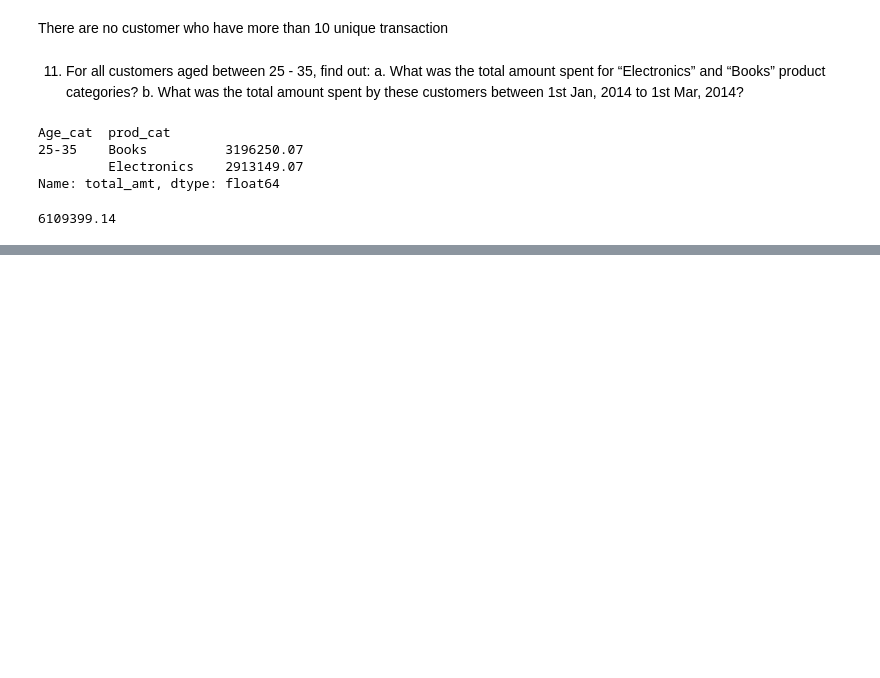
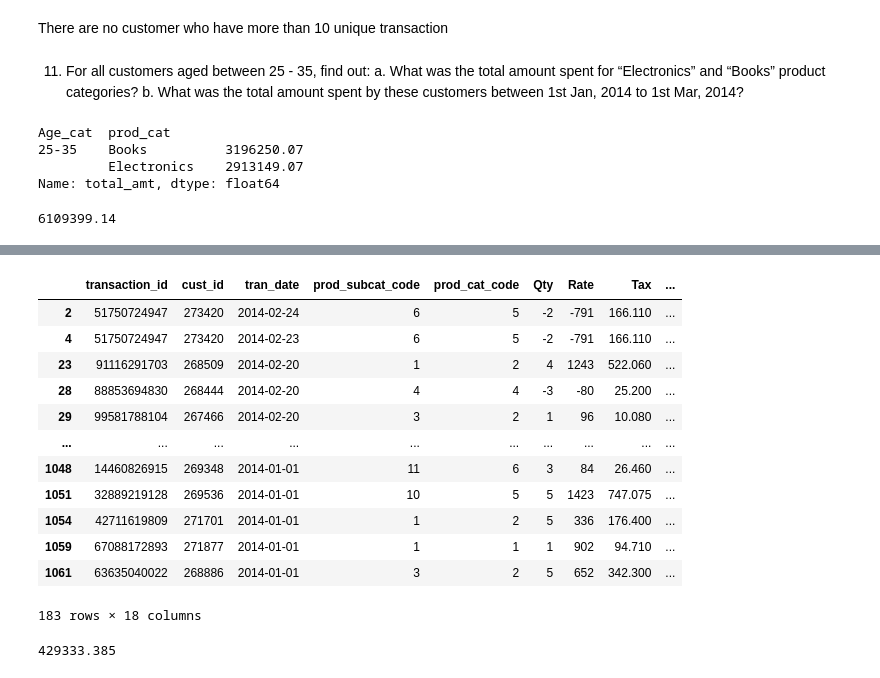
Before and after one commit to avbendre/Data-Science-Portfolio, a Jupyter notebook: customer-analysis-for-retail.ipynb, the cells around one changed output, grey strips where cells are left out. Drawn from its saved outputs; the diff is of its cells as text; code cells hidden in the pictures; blank space fills up the shorter version.

```diff
--- a/customer-analysis-for-retail.ipynb
+++ b/customer-analysis-for-retail.ipynb
@@ -618,0 +637,20 @@ customer_total_amount_25_35 = customer_final[customer_final['Age_cat']=='25-35']
+# %%
+total_amount
+# %% [output]
+|  | transaction_id | cust_id | tran_date | prod_subcat_code | prod_cat_code | Qty | Rate | Tax | ... |
+| 2 | 51750724947 | 273420 | 2014-02-24 | 6 | 5 | -2 | -791 | 166.110 | ... |
+| 4 | 51750724947 | 273420 | 2014-02-23 | 6 | 5 | -2 | -791 | 166.110 | ... |
+| 23 | 91116291703 | 268509 | 2014-02-20 | 1 | 2 | 4 | 1243 | 522.060 | ... |
+| 28 | 88853694830 | 268444 | 2014-02-20 | 4 | 4 | -3 | -80 | 25.200 | ... |
+| 29 | 99581788104 | 267466 | 2014-02-20 | 3 | 2 | 1 | 96 | 10.080 | ... |
+| ... | ... | ... | ... | ... | ... | ... | ... | ... | ... |
+| 1048 | 14460826915 | 269348 | 2014-01-01 | 11 | 6 | 3 | 84 | 26.460 | ... |
+| 1051 | 32889219128 | 269536 | 2014-01-01 | 10 | 5 | 5 | 1423 | 747.075 | ... |
+| 1054 | 42711619809 | 271701 | 2014-01-01 | 1 | 2 | 5 | 336 | 176.400 | ... |
+| 1059 | 67088172893 | 271877 | 2014-01-01 | 1 | 1 | 1 | 902 | 94.710 | ... |
+| 1061 | 63635040022 | 268886 | 2014-01-01 | 3 | 2 | 5 | 652 | 342.300 | ... |
+183 rows × 18 columns
+# %%
+ total_amount['total_amt'].sum()
+# %% [output]
+429333.385
```
Also changed, not shown: parts of 2 cells of this notebook.
